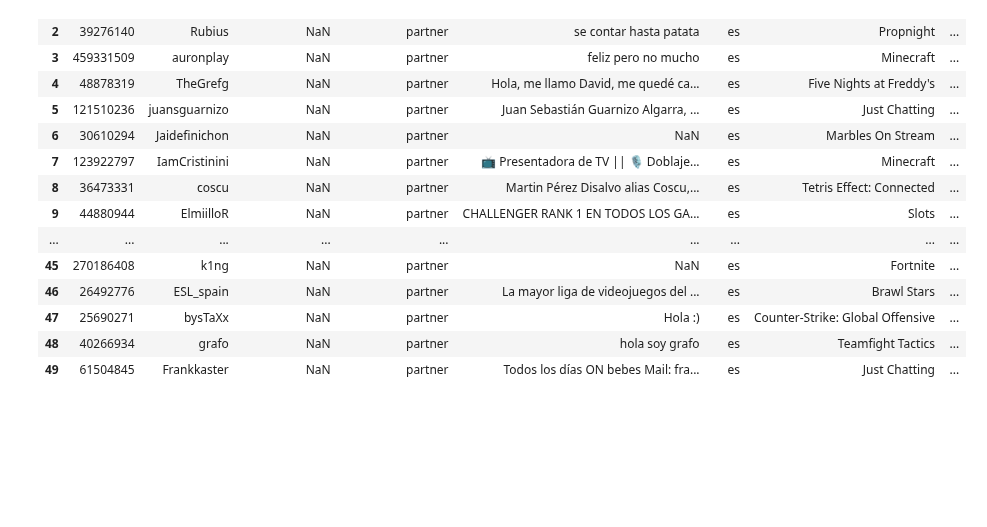
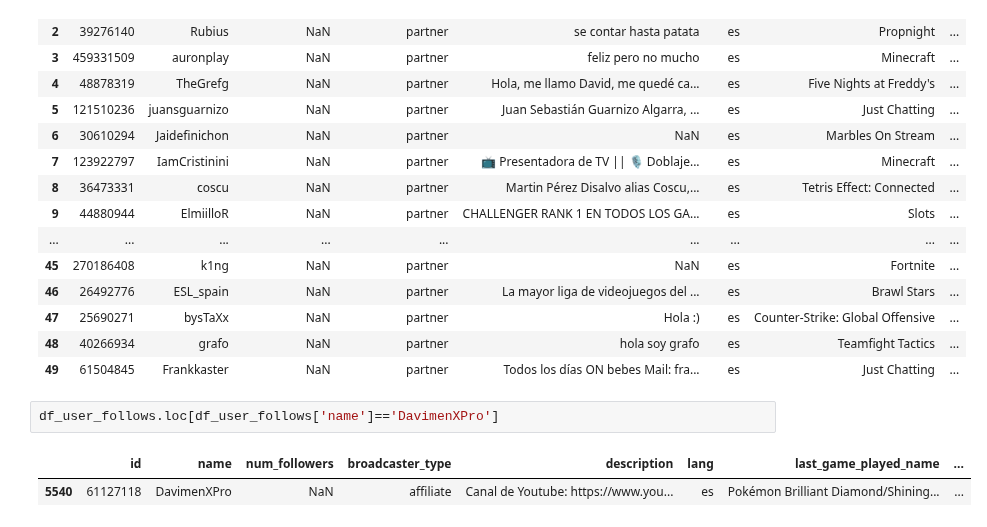
Before and after one commit to Enver-group/twitch-web-analytics, a Jupyter notebook: notebooks/davimen-twitch-api.ipynb, the cells around one changed output. Drawn from its saved outputs; the diff is of its cells as text; blank space fills up the shorter version.

```diff
--- a/notebooks/davimen-twitch-api.ipynb
+++ b/notebooks/davimen-twitch-api.ipynb
@@ -253,3 +253,8 @@ df_user_follows.head(50)
 | 47 | 25690271 | bysTaXx | NaN | partner | Hola :) | es | Counter-Strike: Global Offensive | ... |
 | 48 | 40266934 | grafo | NaN | partner | hola soy grafo | es | Teamfight Tactics | ... |
 | 49 | 61504845 | Frankkaster | NaN | partner | Todos los días ON bebes Mail: fra... | es | Just Chatting | ... |
+# %%
+df_user_follows.loc[df_user_follows['name']=='DavimenXPro']
+# %% [output]
+|  | id | name | num_followers | broadcaster_type | description | lang | last_game_played_name | ... |
+| 5540 | 61127118 | DavimenXPro | NaN | affiliate | Canal de Youtube: https://www.you... | es | Pokémon Brilliant Diamond/Shining... | ... |
```
